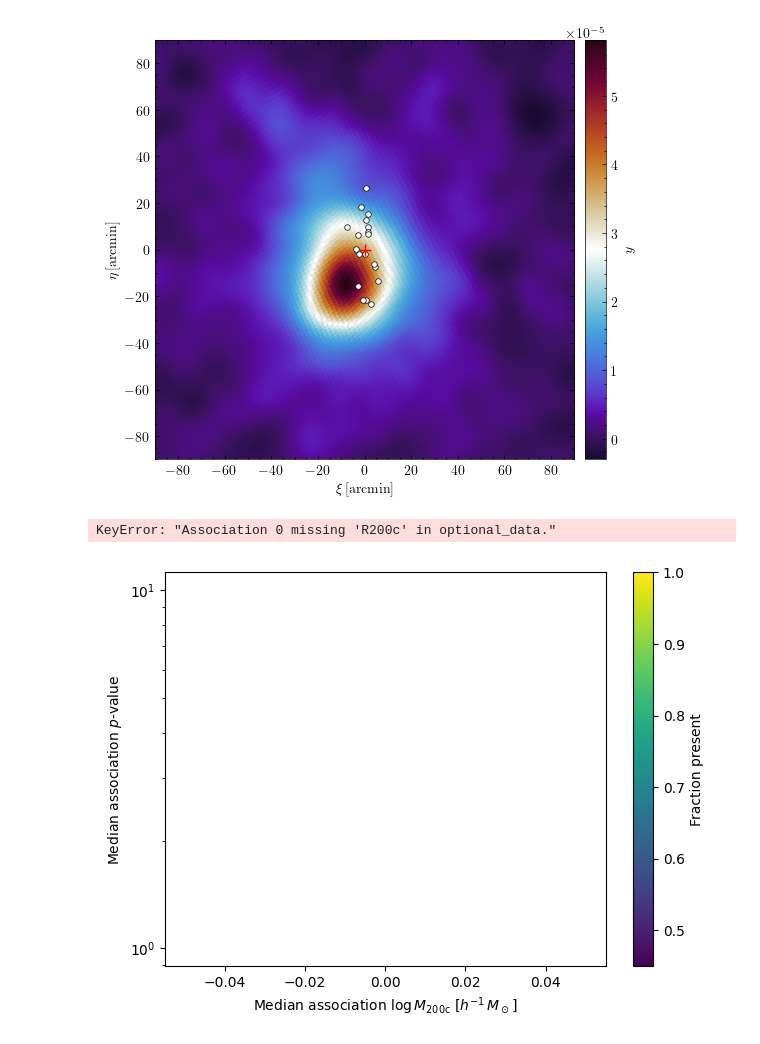
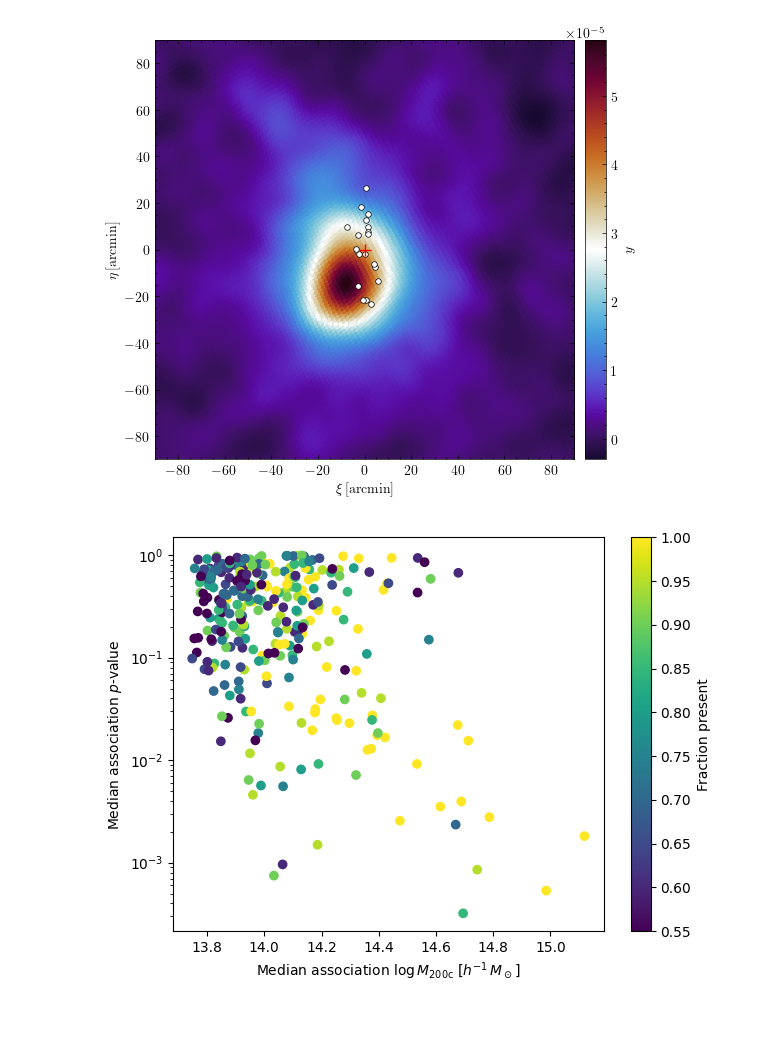
Before and after one commit to Richard-Sti/CMBOlympics, a Jupyter notebook: notebooks/single_clusters.ipynb, the cells around one changed output. Drawn from its saved outputs; the diff is of its cells as text; code cells hidden in the pictures.

```diff
--- a/notebooks/single_clusters.ipynb
+++ b/notebooks/single_clusters.ipynb
@@ -173,27 +161,27 @@ plt.close("all")
 # %%
 profiler = cmbo.corr.PointingEnclosedProfile(cmb_tsz, )
 # %%
-cmbo.utils.compute_association_signals(associations, profiler, obs_pos, theta_rand, tsz_rand, r_key="R200c")
+cmbo.utils.compute_association_signals(
+    associations, profiler, obs_pos, theta_rand, tsz_rand_signal, theta_rand_bg, tsz_rand_background,
+    background_radius_norm=1.25)
-# %% [output]
-KeyError: "Association 0 missing 'R200c' in optional_data."
 # %%
 x = np.asanyarray([np.log10(np.median(assoc.masses)) for assoc in associations])
 y = np.asanyarray([assoc.median_pval for assoc in associations])
 f = np.asanyarray([assoc.fraction_present for assoc in associations])
 
 
-mask_f = f > 0.1
+mask_f = f > 0.5
 
 plt.figure()
 plt.scatter(x[mask_f], y[mask_f], c=f[mask_f], cmap="viridis")
 plt.colorbar(label="Fraction present")
 plt.xlabel(r"Median association $\log M_\mathrm{200c} ~ [h^{-1}\,M_\odot]$")
 plt.ylabel("Median association $p$-value")
 plt.yscale("log")
 plt.tight_layout()
 
 plt.savefig("/Users/rstiskalek/Downloads/association_plot.png", dpi=300)
 
 plt.show()
 # %% [output]
-[figure, old version]
+[figure, new version]
```
Also changed, not shown: parts of 9 cells of this notebook, 1 other file.
